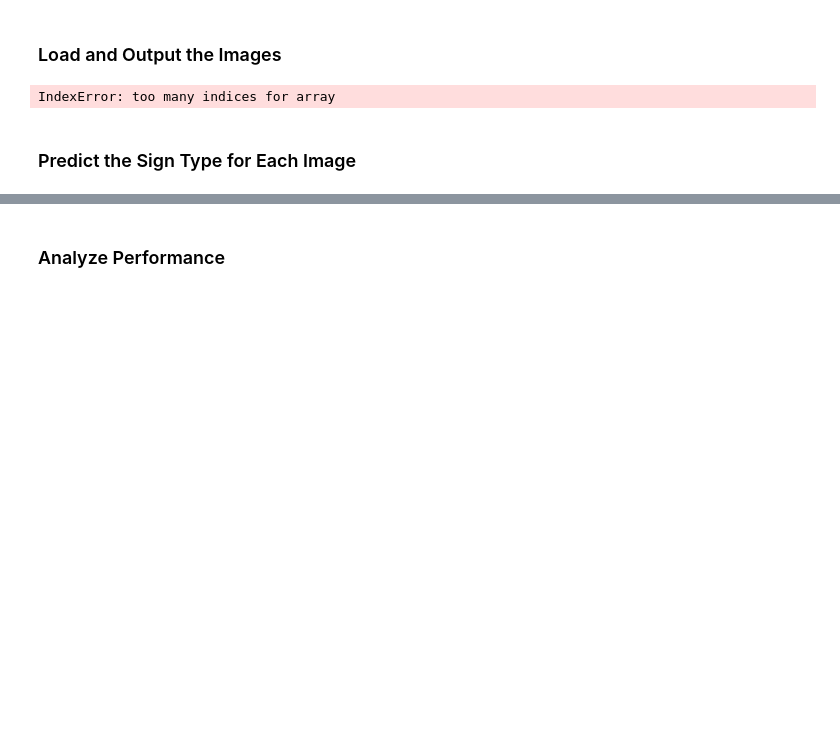
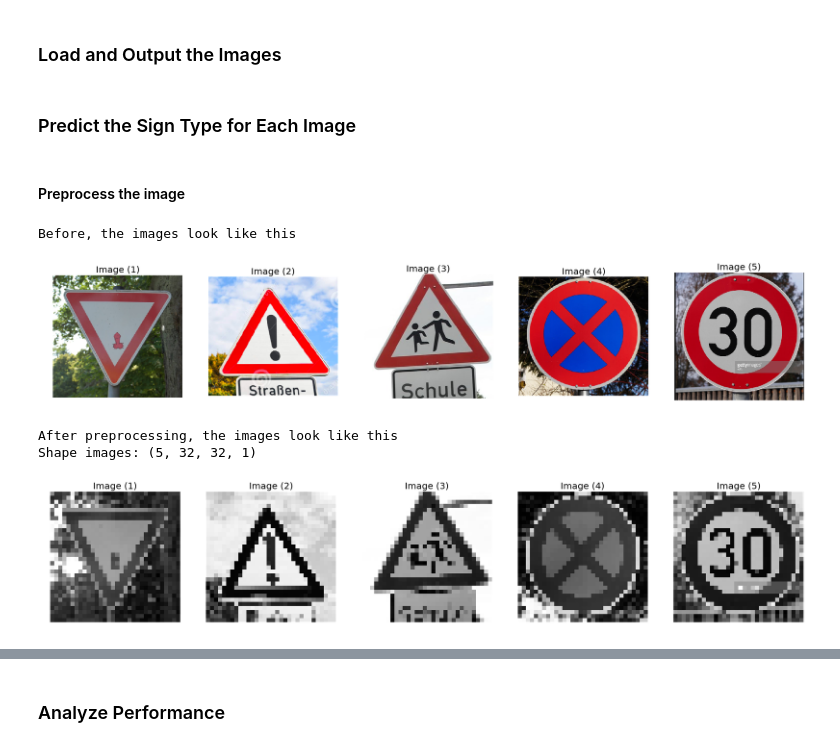
Before and after one commit to amanda-ni/CarND-Traffic-Sign-Classifier-P2, a Jupyter notebook: Traffic_Sign_Classifier.ipynb, the cells around one changed output, grey strips where cells are left out. Saved outputs shown, nothing was run; the diff lists cells and outputs as text; code cells hidden in the pictures; blank space fills up the shorter version.

```diff
--- a/Traffic_Sign_Classifier.ipynb
+++ b/Traffic_Sign_Classifier.ipynb
@@ -177,12 +184,34 @@ Use the code cell (or multiple code cells, if necessary) to implement the first
 import numpy as np
 import cv2
 
-def preprocess( imdata ):
-    grayscale = np.zeros( imdata.shape[:3] )
+with open(training_file, mode='rb') as f:
+    train = pickle.load(f)
+with open(validation_file, mode='rb') as f:
+    valid = pickle.load(f)
+with open(testing_file, mode='rb') as f:
+    test = pickle.load(f)
+
+X_train, y_train = train['features'], train['labels']
+X_valid, y_valid = valid['features'], valid['labels']
+X_test, y_test = test['features'], test['labels']
+
+def preprocess( imdata, interpolate=False ):
+    '''
+    Preprocessing function: take all the images and make them
+    gray scale and go between -1 and 1.
+
+    Arguments:
+        imdata: list or numpy array of images all the images
+    '''
+    # grayscale = np.zeros( imdata.shape[:3] )
+    grayscale = []
     for i, im in enumerate(imdata):
-        grayscale[i] = cv2.cvtColor(im, cv2.COLOR_BGR2GRAY)
+        if interpolate:
+            im = cv2.resize(im, (32, 32), interpolation = cv2.INTER_CUBIC)
+        grayscale += [cv2.cvtColor(im, cv2.COLOR_BGR2GRAY)]
+    grayscale = np.float32( np.array(grayscale) )
+    grayscale = (grayscale - 128)/128
     grayscale = grayscale.reshape( grayscale.shape+(1,) )
-    grayscale = (grayscale - 128)/128
     return grayscale
 
 X_train = preprocess(X_train)
@@ -364,15 +413,6 @@ You may find `signnames.csv` useful as it contains mappings from the class id (i
 import os
 imdir = 'test-images/cropped/'
 imnames = os.listdir(imdir)
-
 testims = [plt.imread(imdir+imname) for imname in imnames]
-
-grayims = []
-for testim in testims:
-    grayscale = cv2.resize(testim,(32, 32), interpolation = cv2.INTER_CUBIC)
-    grayscale = cv2.cvtColor(grayscale, cv2.COLOR_BGR2GRAY)
-    grayims += [grayscale]
-# %% [output]
-IndexError: too many indices for array
 # %% [markdown]
 ### Predict the Sign Type for Each Image
@@ -382,0 +419,14 @@ IndexError: too many indices for array
+# %% [markdown]
+#### Preprocess the image
+# %%
+grayims = preprocess(testims, interpolate=True)
+print("Before, the images look like this")
+show_images(testims)
+print("After preprocessing, the images look like this")
+show_images(grayims)
+# %% [output]
+Before, the images look like this
+[figure, added]
+After preprocessing, the images look like this
+Shape images: (5, 32, 32, 1)
+[figure, added]
```
Also changed, not shown: parts of 13 cells of this notebook.
